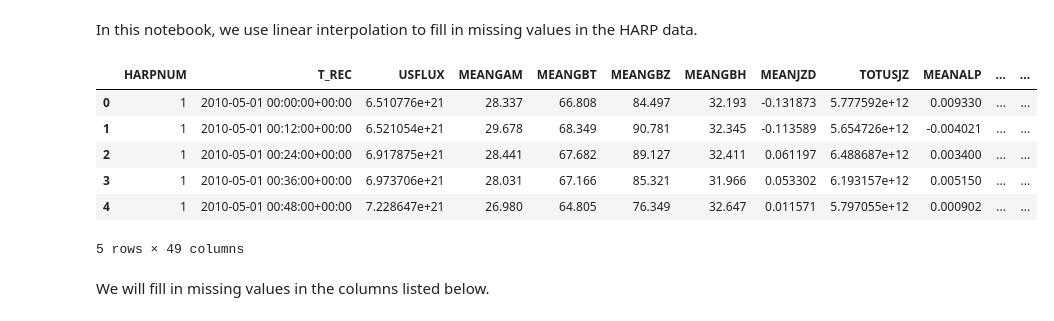
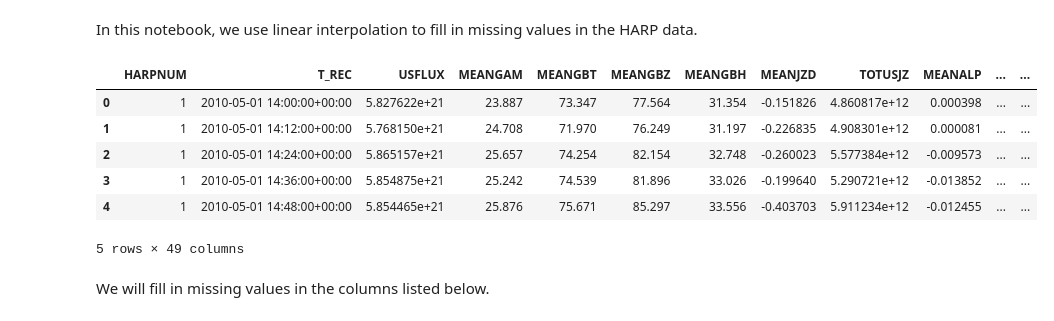
Before and after one commit to victorverma/harp_data, a Jupyter notebook: hmi_sharp_cea_720s/data/impute_harp_data.ipynb, the cells around one changed output. Saved outputs shown, nothing was run; the diff lists cells and outputs as text; code cells hidden in the pictures.

```diff
--- a/hmi_sharp_cea_720s/data/impute_harp_data.ipynb
+++ b/hmi_sharp_cea_720s/data/impute_harp_data.ipynb
@@ -8,15 +8,15 @@ Intel MKL WARNING: Support of Intel(R) Streaming SIMD Extensions 4.2 (Intel(R) S
 # %% [markdown]
 In this notebook, we use linear interpolation to fill in missing values in the HARP data.
 # %%
-harp_data = pd.read_parquet("processed/hmi_sharp_cea_720s.parquet")
+harp_data = pd.read_parquet("processed/processed_high-qual_near-center-70.parquet")
 harp_data.head()
 # %% [output]
 |  | HARPNUM | T_REC | USFLUX | MEANGAM | MEANGBT | MEANGBZ | MEANGBH | MEANJZD | TOTUSJZ | MEANALP | ... | ... |
-| 0 | 1 | 2010-05-01 00:00:00+00:00 | 6.510776e+21 | 28.337 | 66.808 | 84.497 | 32.193 | -0.131873 | 5.777592e+12 | 0.009330 | ... | ... |
-| 1 | 1 | 2010-05-01 00:12:00+00:00 | 6.521054e+21 | 29.678 | 68.349 | 90.781 | 32.345 | -0.113589 | 5.654726e+12 | -0.004021 | ... | ... |
-| 2 | 1 | 2010-05-01 00:24:00+00:00 | 6.917875e+21 | 28.441 | 67.682 | 89.127 | 32.411 | 0.061197 | 6.488687e+12 | 0.003400 | ... | ... |
-| 3 | 1 | 2010-05-01 00:36:00+00:00 | 6.973706e+21 | 28.031 | 67.166 | 85.321 | 31.966 | 0.053302 | 6.193157e+12 | 0.005150 | ... | ... |
-| 4 | 1 | 2010-05-01 00:48:00+00:00 | 7.228647e+21 | 26.980 | 64.805 | 76.349 | 32.647 | 0.011571 | 5.797055e+12 | 0.000902 | ... | ... |
+| 0 | 1 | 2010-05-01 14:00:00+00:00 | 5.827622e+21 | 23.887 | 73.347 | 77.564 | 31.354 | -0.151826 | 4.860817e+12 | 0.000398 | ... | ... |
+| 1 | 1 | 2010-05-01 14:12:00+00:00 | 5.768150e+21 | 24.708 | 71.970 | 76.249 | 31.197 | -0.226835 | 4.908301e+12 | 0.000081 | ... | ... |
+| 2 | 1 | 2010-05-01 14:24:00+00:00 | 5.865157e+21 | 25.657 | 74.254 | 82.154 | 32.748 | -0.260023 | 5.577384e+12 | -0.009573 | ... | ... |
+| 3 | 1 | 2010-05-01 14:36:00+00:00 | 5.854875e+21 | 25.242 | 74.539 | 81.896 | 33.026 | -0.199640 | 5.290721e+12 | -0.013852 | ... | ... |
+| 4 | 1 | 2010-05-01 14:48:00+00:00 | 5.854465e+21 | 25.876 | 75.671 | 85.297 | 33.556 | -0.403703 | 5.911234e+12 | -0.012455 | ... | ... |
 5 rows × 49 columns
 # %% [markdown]
 We will fill in missing values in the columns listed below.
```
Also changed, not shown: parts of 7 cells of this notebook.
